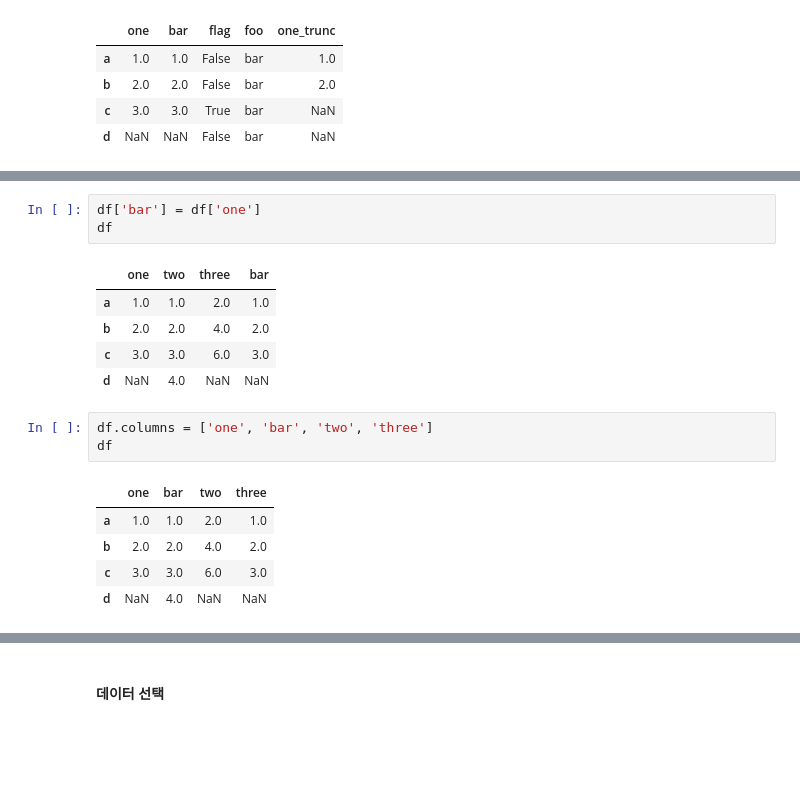
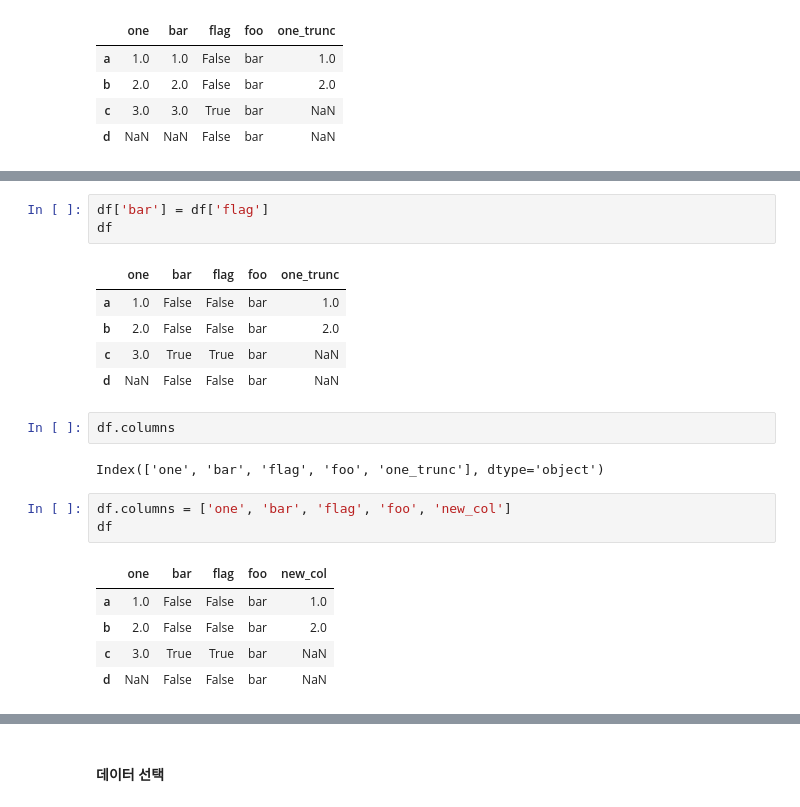
Before and after one commit to good593/course_ai, a Jupyter notebook: 1. Machine Learning/2. Data Preprocessing/2. pandas/1. Pandas 기초.ipynb, the cells around one changed output, grey strips where cells are left out. Cells and saved outputs as stored; diff of their text form; blank space fills up the shorter version.

```diff
--- a/1. Machine Learning/2. Data Preprocessing/2. pandas/1. Pandas 기초.ipynb
+++ b/1. Machine Learning/2. Data Preprocessing/2. pandas/1. Pandas 기초.ipynb
@@ -425,21 +475,25 @@ df
 # %%
-df['bar'] = df['one']
+df['bar'] = df['flag']
 df
 # %% [output]
-|  | one | two | three | bar |
-| a | 1.0 | 1.0 | 2.0 | 1.0 |
-| b | 2.0 | 2.0 | 4.0 | 2.0 |
-| c | 3.0 | 3.0 | 6.0 | 3.0 |
-| d | NaN | 4.0 | NaN | NaN |
+|  | one | bar | flag | foo | one_trunc |
+| a | 1.0 | False | False | bar | 1.0 |
+| b | 2.0 | False | False | bar | 2.0 |
+| c | 3.0 | True | True | bar | NaN |
+| d | NaN | False | False | bar | NaN |
+# %%
+df.columns
+# %% [output]
+Index(['one', 'bar', 'flag', 'foo', 'one_trunc'], dtype='object')
 # %%
-df.columns = ['one', 'bar', 'two', 'three']
+df.columns = ['one', 'bar', 'flag', 'foo', 'new_col']
 df
 # %% [output]
-|  | one | bar | two | three |
-| a | 1.0 | 1.0 | 2.0 | 1.0 |
-| b | 2.0 | 2.0 | 4.0 | 2.0 |
-| c | 3.0 | 3.0 | 6.0 | 3.0 |
-| d | NaN | 4.0 | NaN | NaN |
+|  | one | bar | flag | foo | new_col |
+| a | 1.0 | False | False | bar | 1.0 |
+| b | 2.0 | False | False | bar | 2.0 |
+| c | 3.0 | True | True | bar | NaN |
+| d | NaN | False | False | bar | NaN |
 # %%
 df.index, df.columns
 # %% [output]
```
Also changed, not shown: parts of 52 cells of this notebook, 4 other files.
